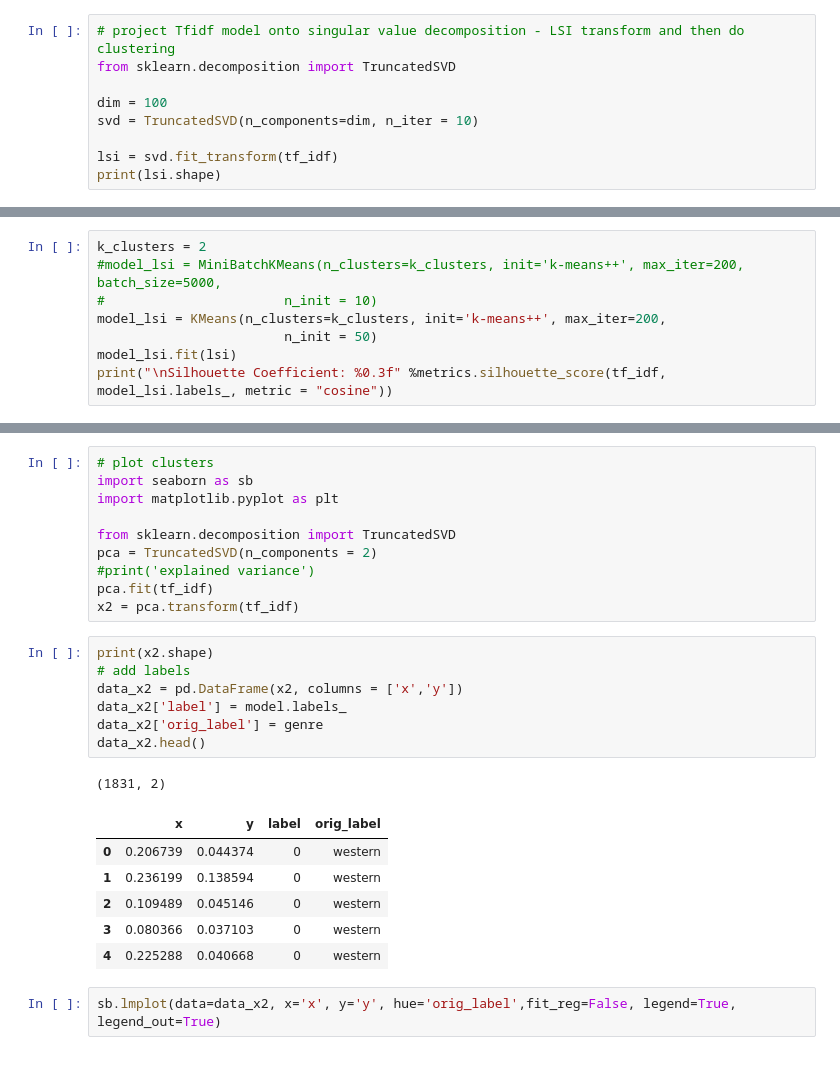
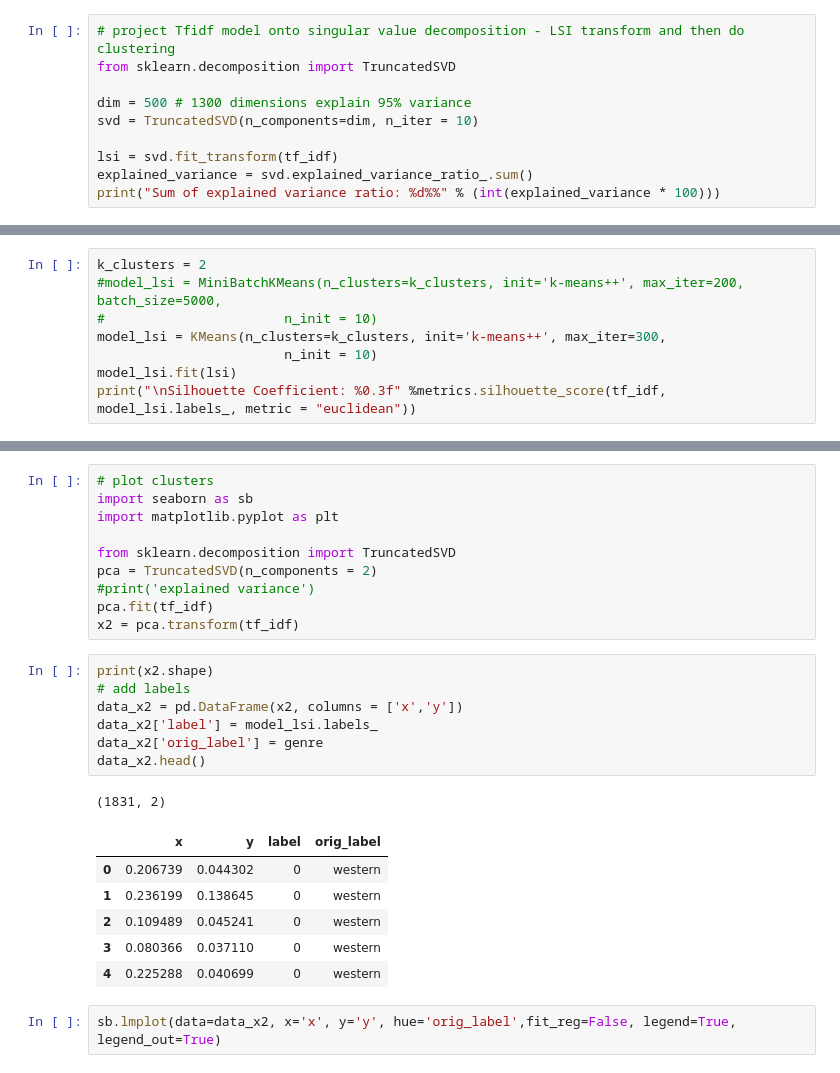
Before and after one commit to HofstraDoboli/TextMining, a Jupyter notebook: movie_clustering_notebook.ipynb, the cells around one changed output, grey strips where cells are left out. Drawn from its saved outputs; the diff is of its cells as text.

```diff
--- a/movie_clustering_notebook.ipynb
+++ b/movie_clustering_notebook.ipynb
@@ -284,9 +296,10 @@ print(sorted(Counter(model.labels_[index_comedy]).items(),key =
 # project Tfidf model onto singular value decomposition - LSI transform and then do clustering
 from sklearn.decomposition import TruncatedSVD
 
-dim = 100
+dim = 500 # 1300 dimensions explain 95% variance
 svd = TruncatedSVD(n_components=dim, n_iter = 10)
 
 lsi = svd.fit_transform(tf_idf)
-print(lsi.shape)
+explained_variance = svd.explained_variance_ratio_.sum()
+print("Sum of explained variance ratio: %d%%" % (int(explained_variance * 100)))
 # %% [output]
@@ -308,8 +317,8 @@ Sum of explained variance ratio: 32%
 k_clusters = 2
 #model_lsi = MiniBatchKMeans(n_clusters=k_clusters, init='k-means++', max_iter=200, batch_size=5000,
 #                       n_init = 10)
-model_lsi = KMeans(n_clusters=k_clusters, init='k-means++', max_iter=200,
-                        n_init = 50)
+model_lsi = KMeans(n_clusters=k_clusters, init='k-means++', max_iter=300,
+                        n_init = 10)
 model_lsi.fit(lsi)
-print("\nSilhouette Coefficient: %0.3f" %metrics.silhouette_score(tf_idf, model_lsi.labels_, metric = "cosine"))
+print("\nSilhouette Coefficient: %0.3f" %metrics.silhouette_score(tf_idf, model_lsi.labels_, metric = "euclidean"))
 # %% [output]
@@ -404,18 +359,18 @@ x2 = pca.transform(tf_idf)
 # %%
 print(x2.shape)
 # add labels
 data_x2 = pd.DataFrame(x2, columns = ['x','y'])
-data_x2['label'] = model.labels_
+data_x2['label'] = model_lsi.labels_
 data_x2['orig_label'] = genre
 data_x2.head()
 # %% [output]
 (1831, 2)
 |  | x | y | label | orig_label |
-| 0 | 0.206739 | 0.044374 | 0 | western |
-| 1 | 0.236199 | 0.138594 | 0 | western |
-| 2 | 0.109489 | 0.045146 | 0 | western |
-| 3 | 0.080366 | 0.037103 | 0 | western |
-| 4 | 0.225288 | 0.040668 | 0 | western |
+| 0 | 0.206739 | 0.044302 | 0 | western |
+| 1 | 0.236199 | 0.138645 | 0 | western |
+| 2 | 0.109489 | 0.045241 | 0 | western |
+| 3 | 0.080366 | 0.037110 | 0 | western |
+| 4 | 0.225288 | 0.040699 | 0 | western |
 # %%
 sb.lmplot(data=data_x2, x='x', y='y', hue='orig_label',fit_reg=False, legend=True, legend_out=True)
 # %% [output]
```
Also changed, not shown: parts of 28 cells of this notebook.
